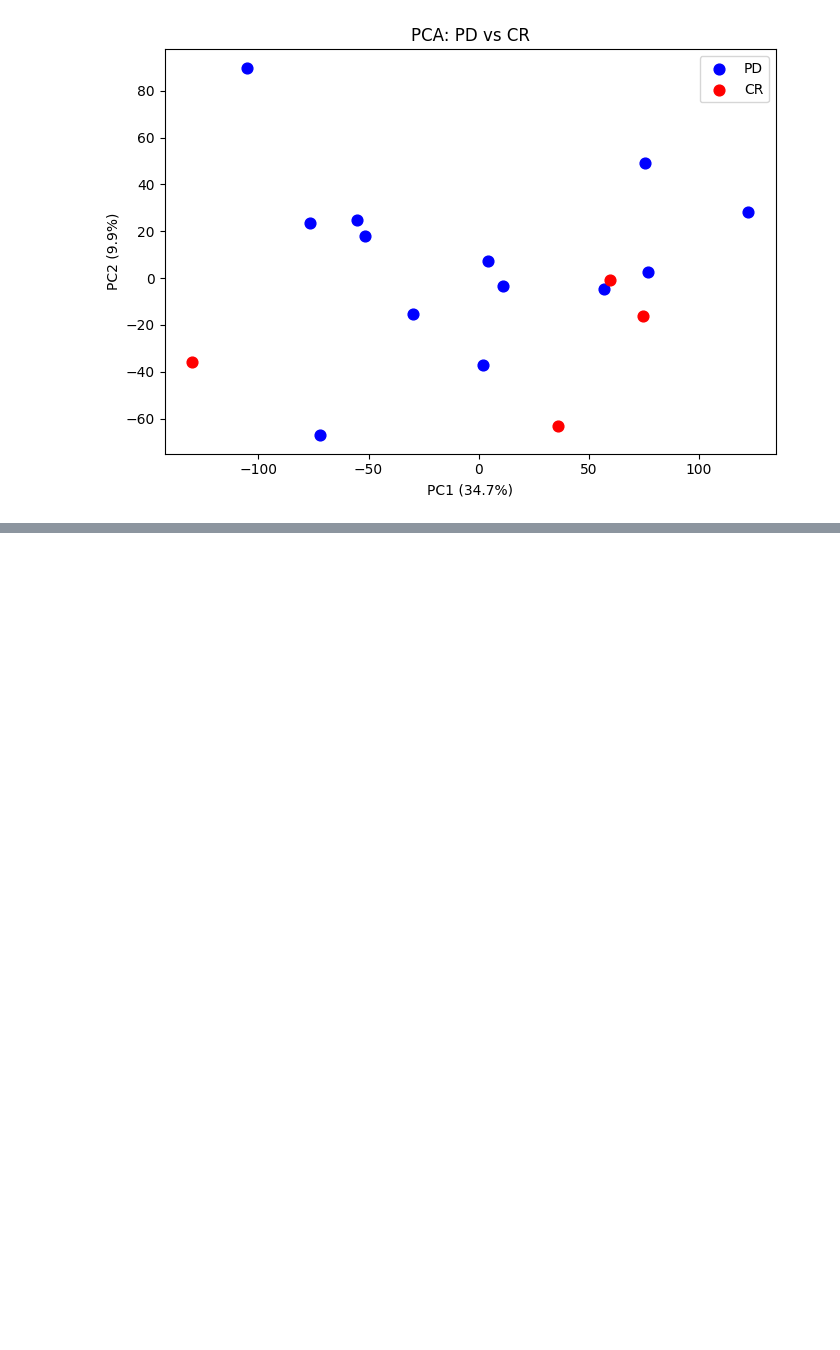
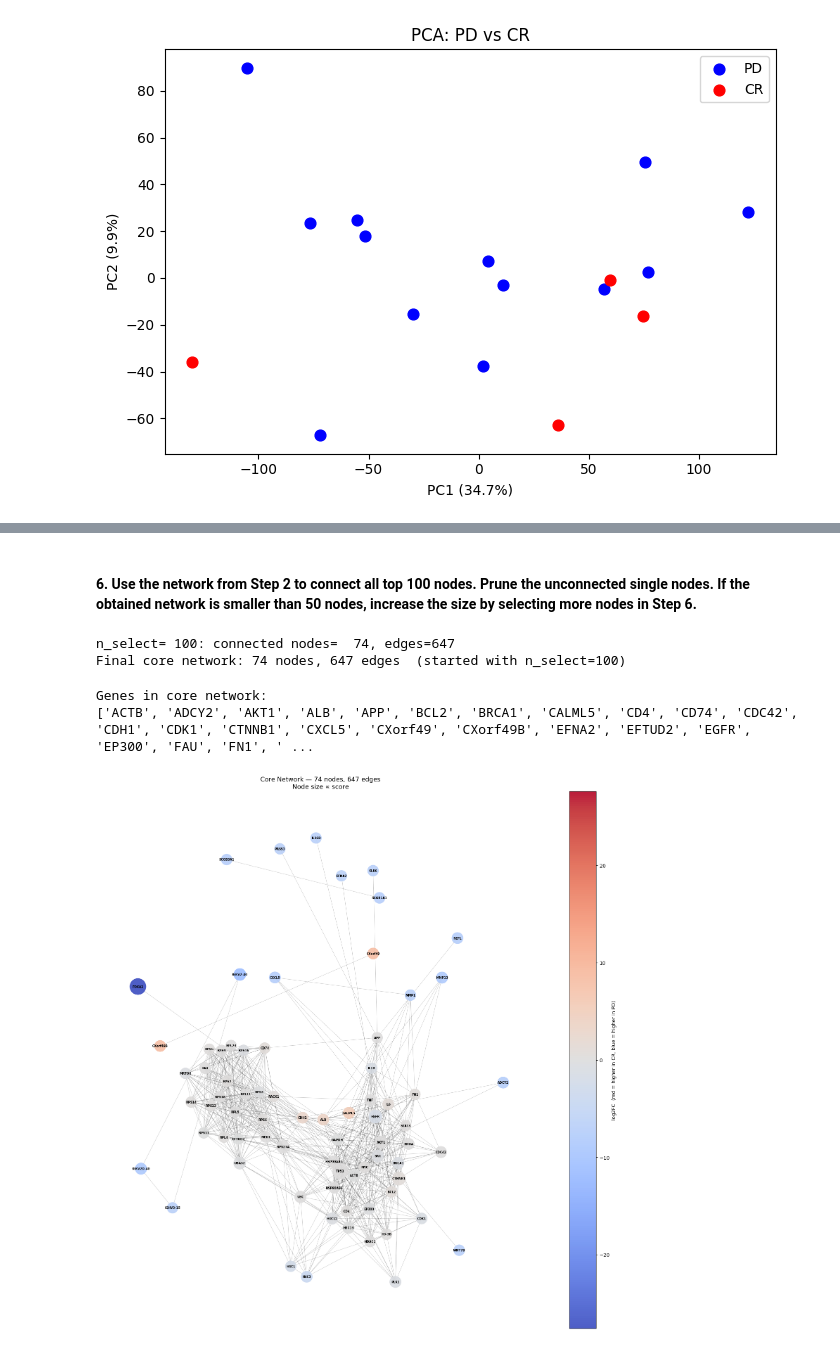
Before and after one commit to wookyung-lee/Network-based-analysis-of-breast-cancer-therapy-resistance, a Jupyter notebook: main.ipynb, the cells around one changed output, grey strips where cells are left out. Drawn from its saved outputs; the diff is of its cells as text; code cells hidden in the pictures; blank space fills up the shorter version.

```diff
--- a/main.ipynb
+++ b/main.ipynb
@@ -446,0 +549,2 @@ plt.show()
+# %% [markdown]
+#### 6. Use the network from Step 2 to connect all top 100 nodes. Prune the unconnected single nodes. If the obtained network is smaller than 50 nodes, increase the size by selecting more nodes in Step 6.
@@ -446,0 +564,72 @@ plt.show()
+# %%
+step = 25 # increment size for expanding the candidate gene set until the network becomes large enough
+
+while True:
+    top_genes = ranked.head(n_select).copy()
+    core_net  = build_core_network(top_genes, G)
+    n_nodes   = core_net.number_of_nodes()
+    n_edges   = core_net.number_of_edges()
+
+    print(f"n_select={n_select:4d}: connected nodes={n_nodes:4d}, edges={n_edges}")
+
+    if n_nodes >= 50:
+        break
+    n_select += step
+
+    if n_select > len(ranked):
+        print("Warning: exhausted all ranked genes — using the full set.")
+        break
+
+print(f"Final core network: {n_nodes} nodes, {n_edges} edges  (started with n_select={n_select})")
+# %% [output]
+n_select= 100: connected nodes=  74, edges=647
+Final core network: 74 nodes, 647 edges  (started with n_select=100)
+# %%
+# Map string_id to gene symbol for readable labels
+id_to_symbol = dict(zip(filtered_genes["string_id"], filtered_genes["symbol"]))
+
+# Also build a lookup for score and log2FC (useful for node colouring)
+id_to_score  = dict(zip(filtered_genes["string_id"], filtered_genes["score"]))
+id_to_log2fc = dict(zip(filtered_genes["string_id"], filtered_genes["log2FC"]))
+
+core_gene_symbols = [id_to_symbol.get(n, n) for n in core_net.nodes()]
+print("Genes in core network:")
+print(sorted(core_gene_symbols))
+# %% [output]
+Genes in core network:
+['ACTB', 'ADCY2', 'AKT1', 'ALB', 'APP', 'BCL2', 'BRCA1', 'CALML5', 'CD4', 'CD74', 'CDC42', 'CDH1', 'CDK1', 'CTNNB1', 'CXCL5', 'CXorf49', 'CXorf49B', 'EFNA2', 'EFTUD2', 'EGFR', 'EP300', 'FAU', 'FN1', ' ...
+# %%
+# Visualise the core network
+# Node color: log2FC (blue = higher in PD, red = higher in CR)
+# Node size: score (bigger = more important)
+
+fig, ax = plt.subplots(figsize=(16, 16))
+pos = nx.spring_layout(core_net, seed=42, k=0.8)
+
+# Collect per-node values in the order NetworkX uses them
+node_list   = list(core_net.nodes())
+node_colors = [id_to_log2fc.get(n, 0) for n in node_list]
+node_sizes  = [300 + 1500 * id_to_score.get(n, 0) for n in node_list]
+
+# Draw
+sc = nx.draw_networkx_nodes(core_net, pos,
+                             nodelist=node_list,
+                             node_color=node_colors,
+                             node_size=node_sizes,
+                             cmap=plt.cm.coolwarm,
+                             vmin=-max(abs(c) for c in node_colors),
+                             vmax= max(abs(c) for c in node_colors),
+                             alpha=0.9, ax=ax)
+nx.draw_networkx_edges(core_net, pos, alpha=0.20, width=0.7, ax=ax)
+nx.draw_networkx_labels(core_net, pos,
+                         labels={n: id_to_symbol.get(n, n) for n in node_list},
+                         font_size=6, font_weight="bold", ax=ax)
+
+plt.colorbar(sc, ax=ax, label="log2FC  (red = higher in CR, blue = higher in PD)")
+ax.set_title(f"Core Network — {n_nodes} nodes, {n_edges} edges\nNode size ∝ score", fontsize=13)
+ax.axis("off")
+plt.tight_layout()
+plt.savefig("core_network.png", dpi=150)
+plt.show()
+# %% [output]
+[figure, added]
```
Also changed, not shown: parts of 33 cells of this notebook.
